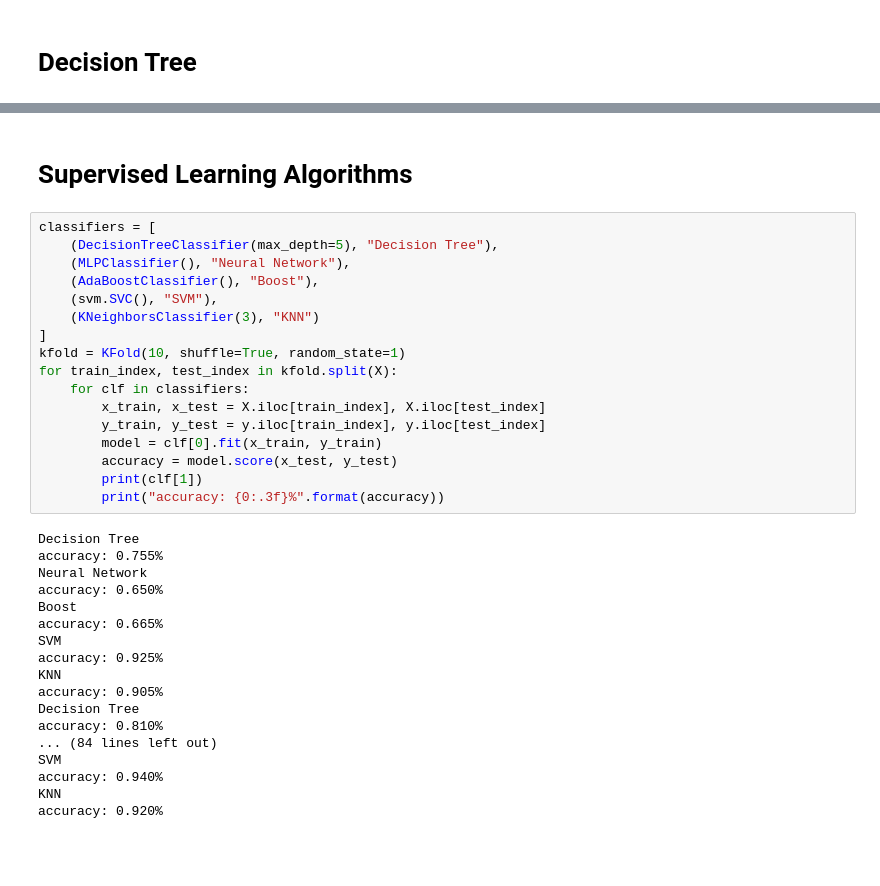
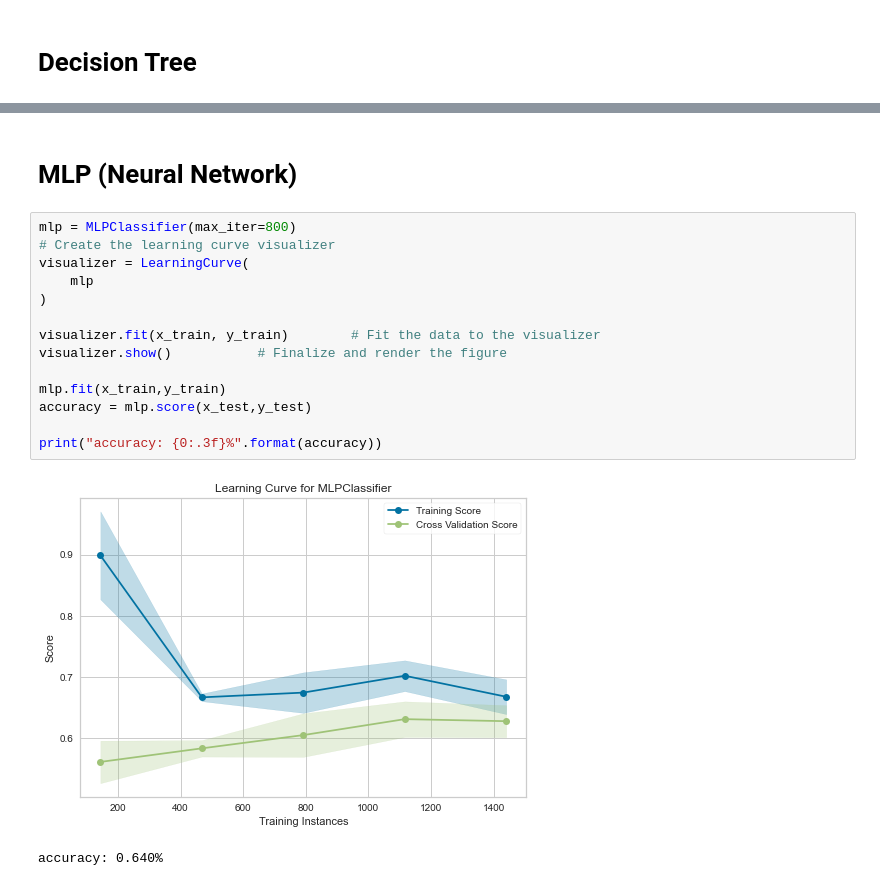
Before and after one commit to njbrake/supervised_learning, a Jupyter notebook: supervised.ipynb, the cells around one changed output, grey strips where cells are left out. Cells and saved outputs as stored; diff of their text form; blank space fills up the shorter version.

```diff
--- a/supervised.ipynb
+++ b/supervised.ipynb
@@ -224,37 +163,19 @@ ModuleNotFoundError: No module named 'yellowbrick'
-# %% [markdown]
-# Supervised Learning Algorithms
-# %%
-classifiers = [
-    (DecisionTreeClassifier(max_depth=5), "Decision Tree"),
-    (MLPClassifier(), "Neural Network"),
-    (AdaBoostClassifier(), "Boost"),
-    (svm.SVC(), "SVM"),
-    (KNeighborsClassifier(3), "KNN")
-]
-kfold = KFold(10, shuffle=True, random_state=1)
-for train_index, test_index in kfold.split(X):
-    for clf in classifiers:
-        x_train, x_test = X.iloc[train_index], X.iloc[test_index]
-        y_train, y_test = y.iloc[train_index], y.iloc[test_index]
-        model = clf[0].fit(x_train, y_train)
-        accuracy = model.score(x_test, y_test)
-        print(clf[1])
-        print("accuracy: {0:.3f}%".format(accuracy))
-# %% [output]
-Decision Tree
-accuracy: 0.755%
-Neural Network
-accuracy: 0.650%
-Boost
-accuracy: 0.665%
-SVM
-accuracy: 0.925%
-KNN
-accuracy: 0.905%
-Decision Tree
-accuracy: 0.810%
-... (84 lines left out)
-SVM
-accuracy: 0.940%
-KNN
-accuracy: 0.920%
+# %% [markdown]
+# MLP (Neural Network)
+# %%
+mlp = MLPClassifier(max_iter=800)
+# Create the learning curve visualizer
+visualizer = LearningCurve(
+    mlp
+)
+
+visualizer.fit(x_train, y_train)        # Fit the data to the visualizer
+visualizer.show()           # Finalize and render the figure
+
+mlp.fit(x_train,y_train)
+accuracy = mlp.score(x_test,y_test)
+
+print("accuracy: {0:.3f}%".format(accuracy))
+# %% [output]
+[figure, added]
+accuracy: 0.640%
```
Also changed, not shown: parts of 16 cells of this notebook.
